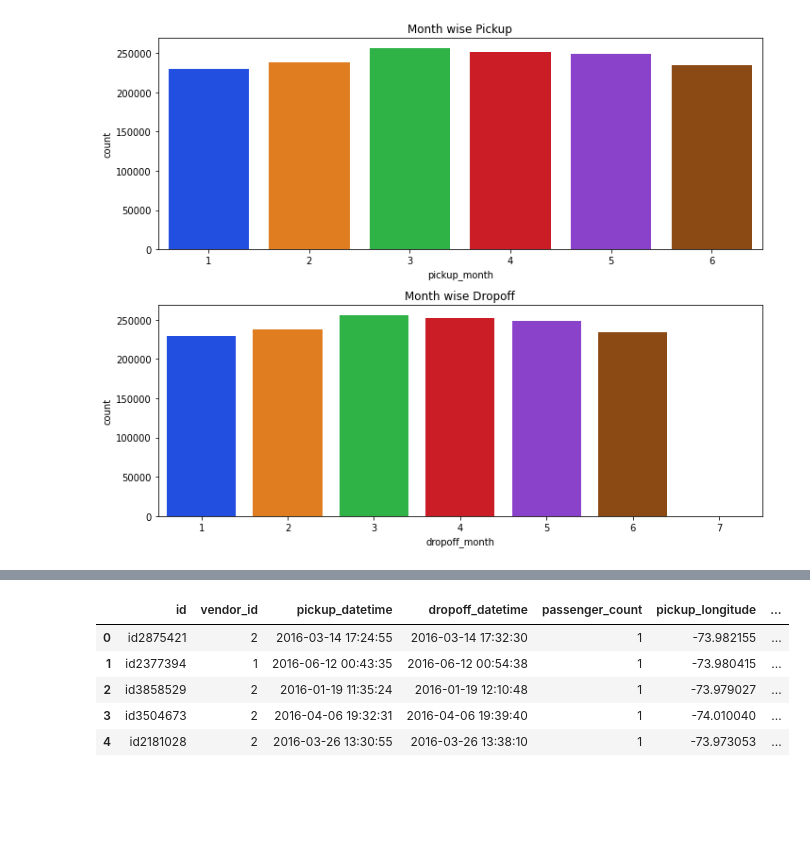
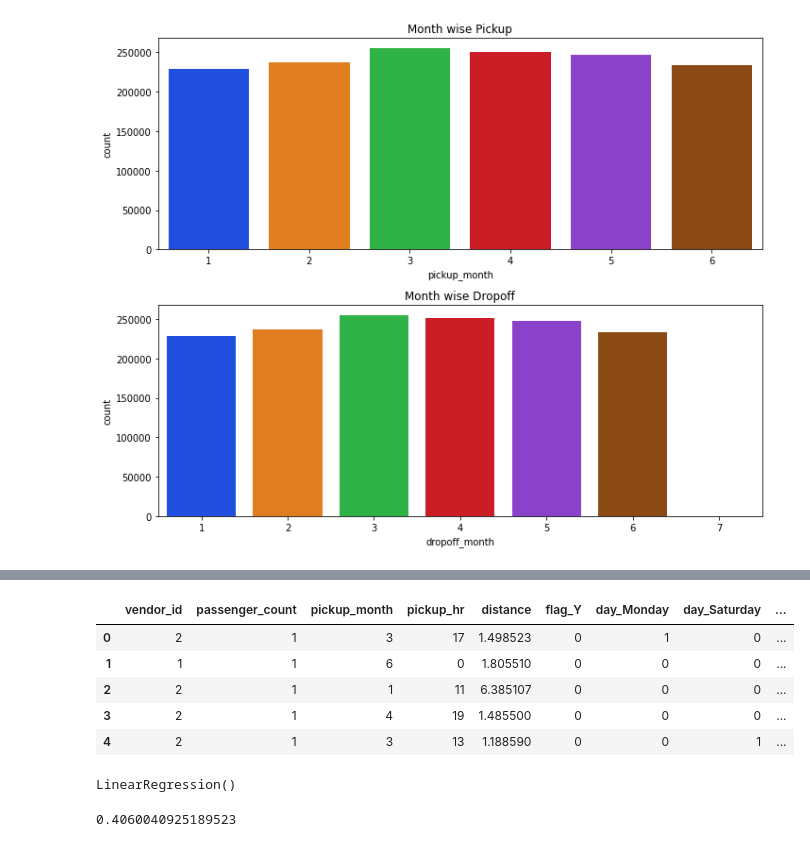
Before and after one commit to San13deep/NYC_Taxi_Trip_Prediction, a Jupyter notebook: NYC_Taxi_Trip_Time_Prediction_Capstone_Project.ipynb, the cells around one changed output, grey strips where cells are left out. Cells and saved outputs as stored; diff of their text form; code cells hidden in the pictures; blank space fills up the shorter version.

```diff
--- a/NYC_Taxi_Trip_Time_Prediction_Capstone_Project.ipynb
+++ b/NYC_Taxi_Trip_Time_Prediction_Capstone_Project.ipynb
@@ -243,5 +390,3 @@ ax[1].set_title('Month wise Dropoff')
 plt.tight_layout()
 # %% [output]
 [figure]
-# %%
-nyc_df['time_in_min'] = round(nyc_df['trip_duration'] / 60, 2)
@@ -247,0 +398,4 @@ nyc_df['time_in_min'] = round(nyc_df['trip_duration'] / 60, 2)
+# %%
+nycdf = nyc_df.copy()
+# %%
+nyc_x = nycdf.drop(['id', 'pickup_datetime', 'dropoff_datetime', 'pickup_longitude', 'pickup_latitude', 'dropoff_longitude', 'dropoff_latitude', 'trip_duration', 'dropoff_day', 'dropoff_month', 'speed'], axis = 1)
@@ -248,9 +418,11 @@ nyc_df['time_in_min'] = round(nyc_df['trip_duration'] / 60, 2)
+# %%
+nyc_X= pd.get_dummies(nyc_x, columns=["store_and_fwd_flag", "pickup_day"], prefix=["flag", "day"], drop_first=True)
 # %%
-nyc_df.head()
+nyc_X.head()
 # %% [output]
-|  | id | vendor_id | pickup_datetime | dropoff_datetime | passenger_count | pickup_longitude | ... |
-| 0 | id2875421 | 2 | 2016-03-14 17:24:55 | 2016-03-14 17:32:30 | 1 | -73.982155 | ... |
-| 1 | id2377394 | 1 | 2016-06-12 00:43:35 | 2016-06-12 00:54:38 | 1 | -73.980415 | ... |
-| 2 | id3858529 | 2 | 2016-01-19 11:35:24 | 2016-01-19 12:10:48 | 1 | -73.979027 | ... |
-| 3 | id3504673 | 2 | 2016-04-06 19:32:31 | 2016-04-06 19:39:40 | 1 | -74.010040 | ... |
-| 4 | id2181028 | 2 | 2016-03-26 13:30:55 | 2016-03-26 13:38:10 | 1 | -73.973053 | ... |
+|  | vendor_id | passenger_count | pickup_month | pickup_hr | distance | flag_Y | day_Monday | day_Saturday | ... |
+| 0 | 2 | 1 | 3 | 17 | 1.498523 | 0 | 1 | 0 | ... |
+| 1 | 1 | 1 | 6 | 0 | 1.805510 | 0 | 0 | 0 | ... |
+| 2 | 2 | 1 | 1 | 11 | 6.385107 | 0 | 0 | 0 | ... |
+| 3 | 2 | 1 | 4 | 19 | 1.485500 | 0 | 0 | 0 | ... |
+| 4 | 2 | 1 | 3 | 13 | 1.188590 | 0 | 0 | 1 | ... |
@@ -256,0 +439,13 @@ nyc_df.head()
+# %%
+# importing module
+from sklearn.linear_model import LinearRegression
+# creating an object of LinearRegression class
+LR = LinearRegression()
+# fitting the training data
+LR.fit(x_train,y_train)
+# %% [output]
+LinearRegression()
+# %%
+LR.score(x_train, y_train)
+# %% [output]
+0.4060040925189523
```
Also changed, not shown: parts of 54 cells of this notebook.
